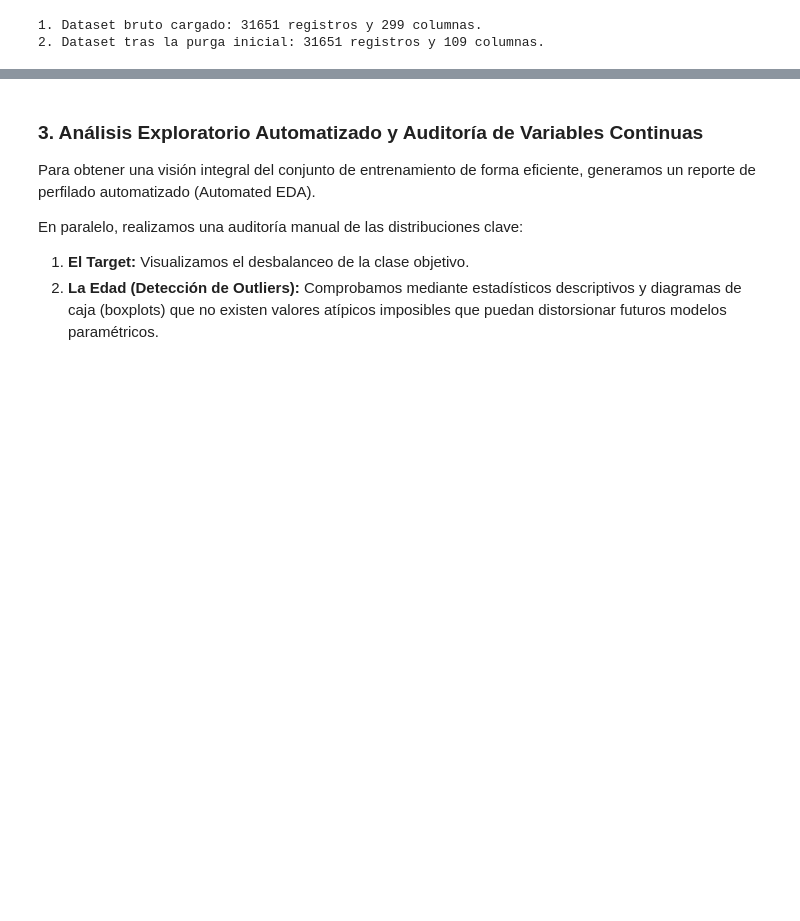
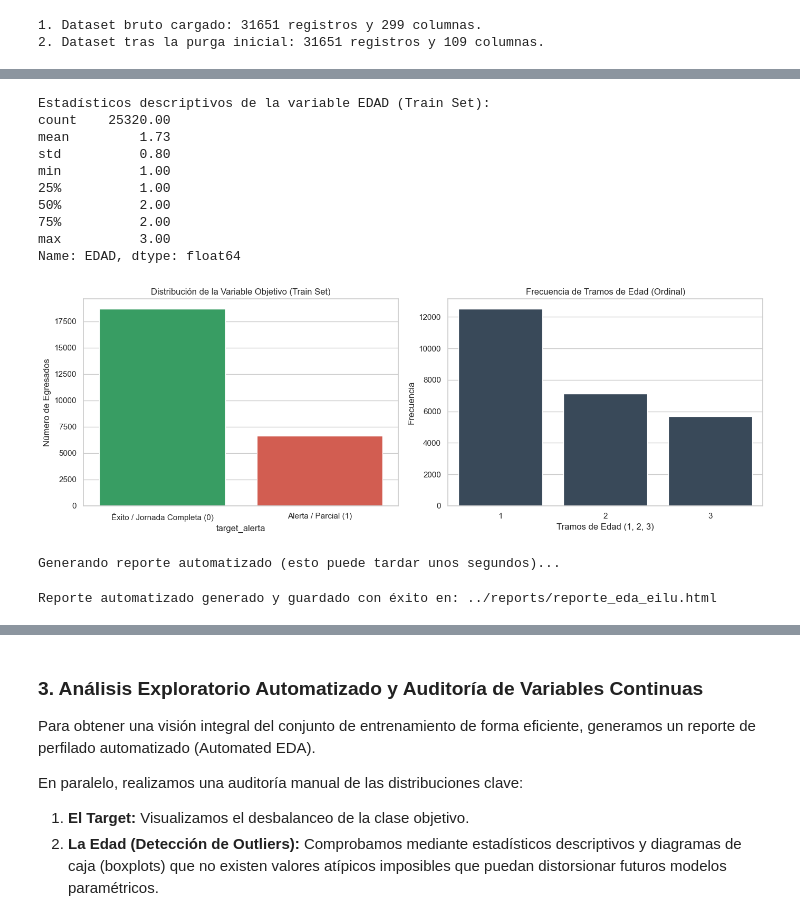
Before and after one commit to JorgeMedina02/mvc-proyecto-grupo-6, a Jupyter notebook: notebooks/01_EDA.ipynb, the cells around one changed output, grey strips where cells are left out. Saved outputs shown, nothing was run; the diff lists cells and outputs as text; code cells hidden in the pictures; blank space fills up the shorter version.

```diff
--- a/notebooks/01_EDA.ipynb
+++ b/notebooks/01_EDA.ipynb
@@ -98,0 +135,56 @@ Name: proportion, dtype: float64
+# %%
+# 1. Auditoría de la variable EDAD
+print("Estadísticos descriptivos de la variable EDAD (Train Set):")
+print(df_train_eda['EDAD'].describe().round(2))
+
+# 2. Visualización manual (Target y Edad)
+fig, axes = plt.subplots(1, 2, figsize=(14, 5))
+
+# Gráfico del Target
+sns.countplot(data=df_train_eda, x='target_alerta', hue='target_alerta', palette=['#27AE60', '#E74C3C'], ax=axes[0], legend=False)
+axes[0].set_title('Distribución de la Variable Objetivo (Train Set)', fontsize=12)
+axes[0].set_xticks([0, 1])
+axes[0].set_xticklabels(['Éxito / Jornada Completa (0)', 'Alerta / Parcial (1)'])
+axes[0].set_ylabel('Número de Egresados')
+
+# Gráfico de la Edad (Frecuencias)
+if 'EDAD' in df_train_eda.columns:
+    sns.countplot(data=df_train_eda, x='EDAD', color='#34495E', ax=axes[1])
+    axes[1].set_title('Frecuencia de Tramos de Edad (Ordinal)', fontsize=12)
+    axes[1].set_xlabel('Tramos de Edad (1, 2, 3)')
+    axes[1].set_ylabel('Frecuencia')
+
+plt.tight_layout()
+plt.show()
+
+# 3. Generación del Reporte Automatizado (Fast EDA)
+try:
+    from ydata_profiling import ProfileReport
+
+    print("\nGenerando reporte automatizado (esto puede tardar unos segundos)...")
+    reporte_train = ProfileReport(df_train_eda, title='Reporte EDA - EILU 2019', minimal=True)
+
+    ruta_reportes = '../reports/' if directorio_actual.endswith('notebooks') else 'reports/'
+    os.makedirs(ruta_reportes, exist_ok=True)
+    archivo_reporte = os.path.join(ruta_reportes, 'reporte_eda_eilu.html')
+
+    reporte_train.to_file(archivo_reporte)
+    print(f"Reporte automatizado generado y guardado con éxito en: {archivo_reporte}")
+
+except ImportError:
+    print("\nATENCIÓN: La librería 'ydata_profiling' no está instalada en tu entorno.")
+    print("Para generar el reporte automático, ejecuta: pip install ydata-profiling")
+# %% [output]
+Estadísticos descriptivos de la variable EDAD (Train Set):
+count    25320.00
+mean         1.73
+std          0.80
+min          1.00
+25%          1.00
+50%          2.00
+75%          2.00
+max          3.00
+Name: EDAD, dtype: float64
+[figure, added]
+Generando reporte automatizado (esto puede tardar unos segundos)...
+Reporte automatizado generado y guardado con éxito en: ../reports/reporte_eda_eilu.html
```
Also changed, not shown: parts of 23 cells of this notebook, 1 other file.
